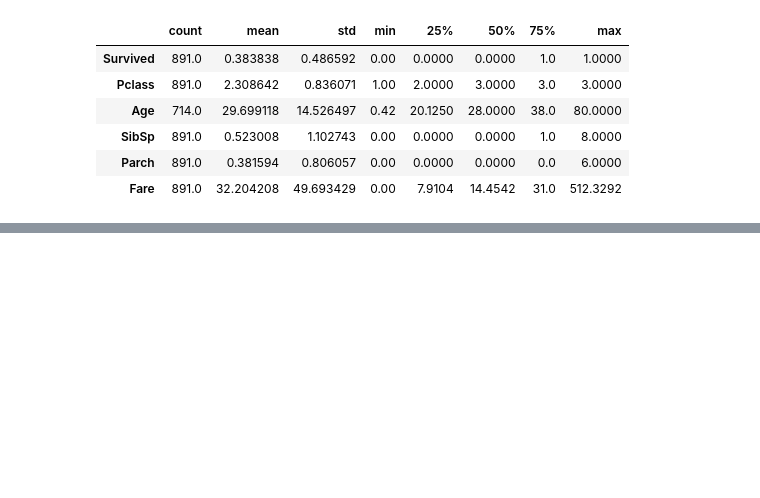
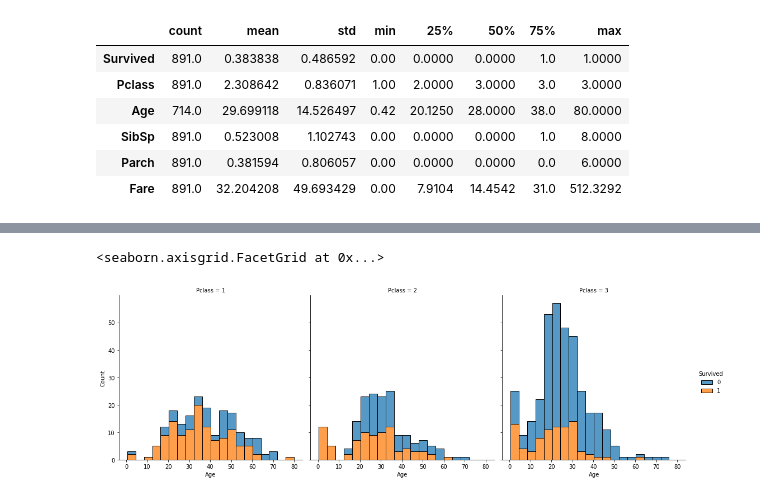
Before and after one commit to winnzor/Titanic, a Jupyter notebook: Titanic2FreePlay.ipynb, the cells around one changed output, grey strips where cells are left out. Saved outputs shown, nothing was run; the diff lists cells and outputs as text; code cells hidden in the pictures; blank space fills up the shorter version.

```diff
--- a/Titanic2FreePlay.ipynb
+++ b/Titanic2FreePlay.ipynb
@@ -136,0 +171,5 @@ graph_by_Survived(df_train)
+# %%
+sns.displot(df_train, x="Age", hue="Survived", col="Pclass", multiple = "stack")
+# %% [output]
+<seaborn.axisgrid.FacetGrid at 0x...>
+[figure, added]
```
Also changed, not shown: parts of 34 cells of this notebook.
